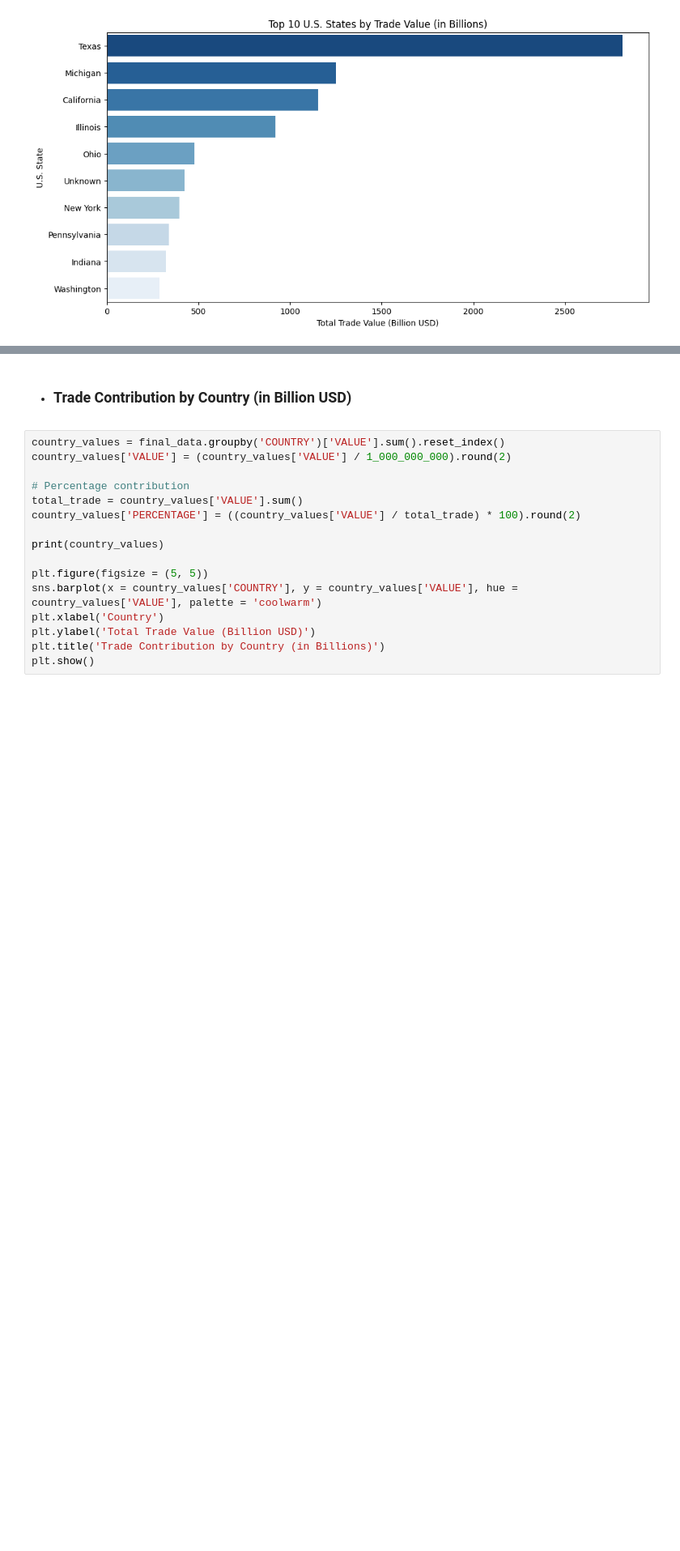
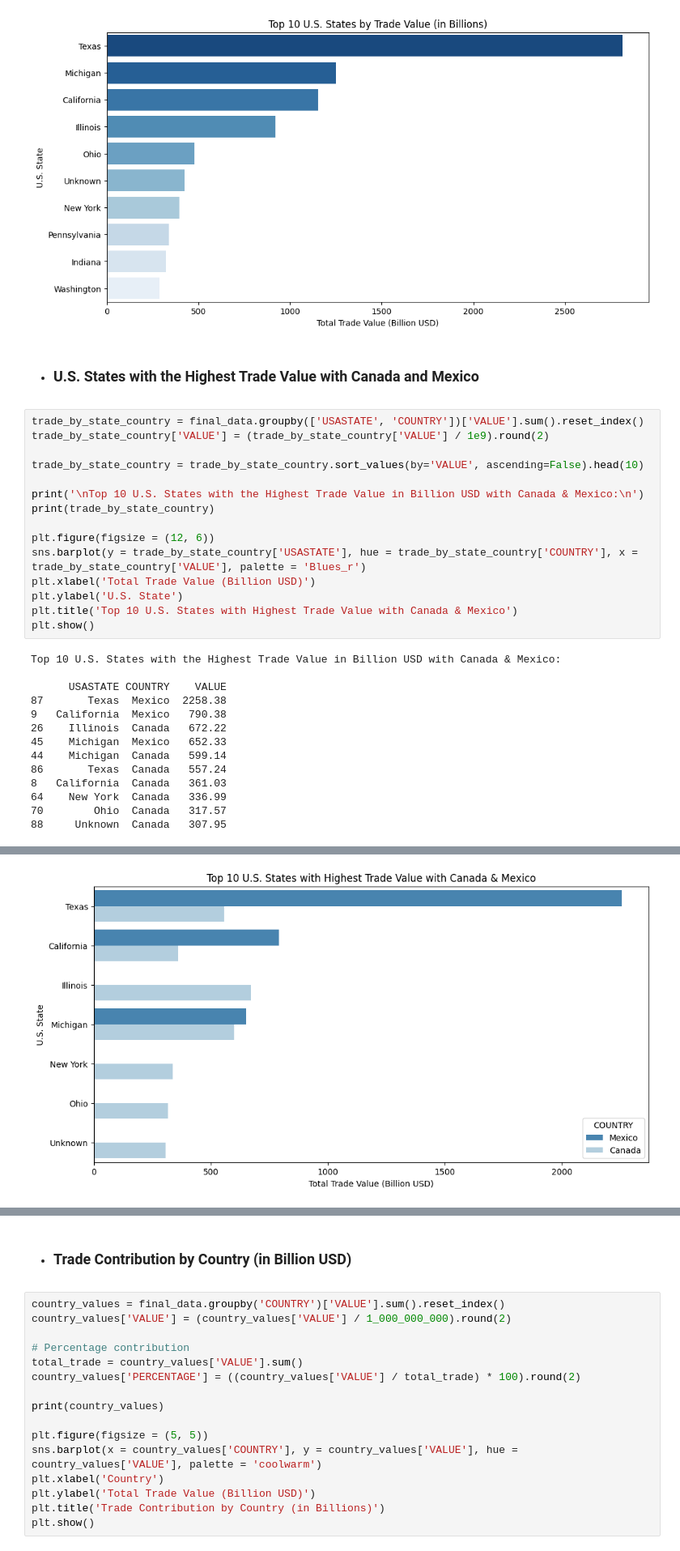
Before and after one commit to matth-adenyo/TransBorder_Freight_Data_Analysis, a Jupyter notebook: Trans-Border Freight Analysis.ipynb, the cells around one changed output, grey strips where cells are left out. Shown at 81% size. Saved outputs shown, nothing was run; the diff lists cells and outputs as text; blank space fills up the shorter version.

```diff
--- a/Trans-Border Freight Analysis.ipynb
+++ b/Trans-Border Freight Analysis.ipynb
@@ -750,3 +752,34 @@ plt.show()
 [interactive output not drawn]
 [interactive output not drawn]
 [figure]
+# %% [markdown]
+- ### U.S. States with the Highest Trade Value with Canada and Mexico
+# %%
+trade_by_state_country = final_data.groupby(['USASTATE', 'COUNTRY'])['VALUE'].sum().reset_index()
+trade_by_state_country['VALUE'] = (trade_by_state_country['VALUE'] / 1e9).round(2)
+
+trade_by_state_country = trade_by_state_country.sort_values(by='VALUE', ascending=False).head(10)
+
+print('\nTop 10 U.S. States with the Highest Trade Value in Billion USD with Canada & Mexico:\n')
+print(trade_by_state_country)
+
+plt.figure(figsize = (12, 6))
+sns.barplot(y = trade_by_state_country['USASTATE'], hue = trade_by_state_country['COUNTRY'], x = trade_by_state_country['VALUE'], palette = 'Blues_r')
+plt.xlabel('Total Trade Value (Billion USD)')
+plt.ylabel('U.S. State')
+plt.title('Top 10 U.S. States with Highest Trade Value with Canada & Mexico')
+plt.show()
+# %% [output]
+Top 10 U.S. States with the Highest Trade Value in Billion USD with Canada & Mexico:
+
+      USASTATE COUNTRY    VALUE
+87       Texas  Mexico  2258.38
+9   California  Mexico   790.38
+26    Illinois  Canada   672.22
+45    Michigan  Mexico   652.33
+44    Michigan  Canada   599.14
+86       Texas  Canada   557.24
+8   California  Canada   361.03
+64    New York  Canada   336.99
+70        Ohio  Canada   317.57
+88     Unknown  Canada   307.95
@@ -752,0 +792 @@ plt.show()
+[figure, added]
```
Also changed, not shown: parts of 12 cells of this notebook.
